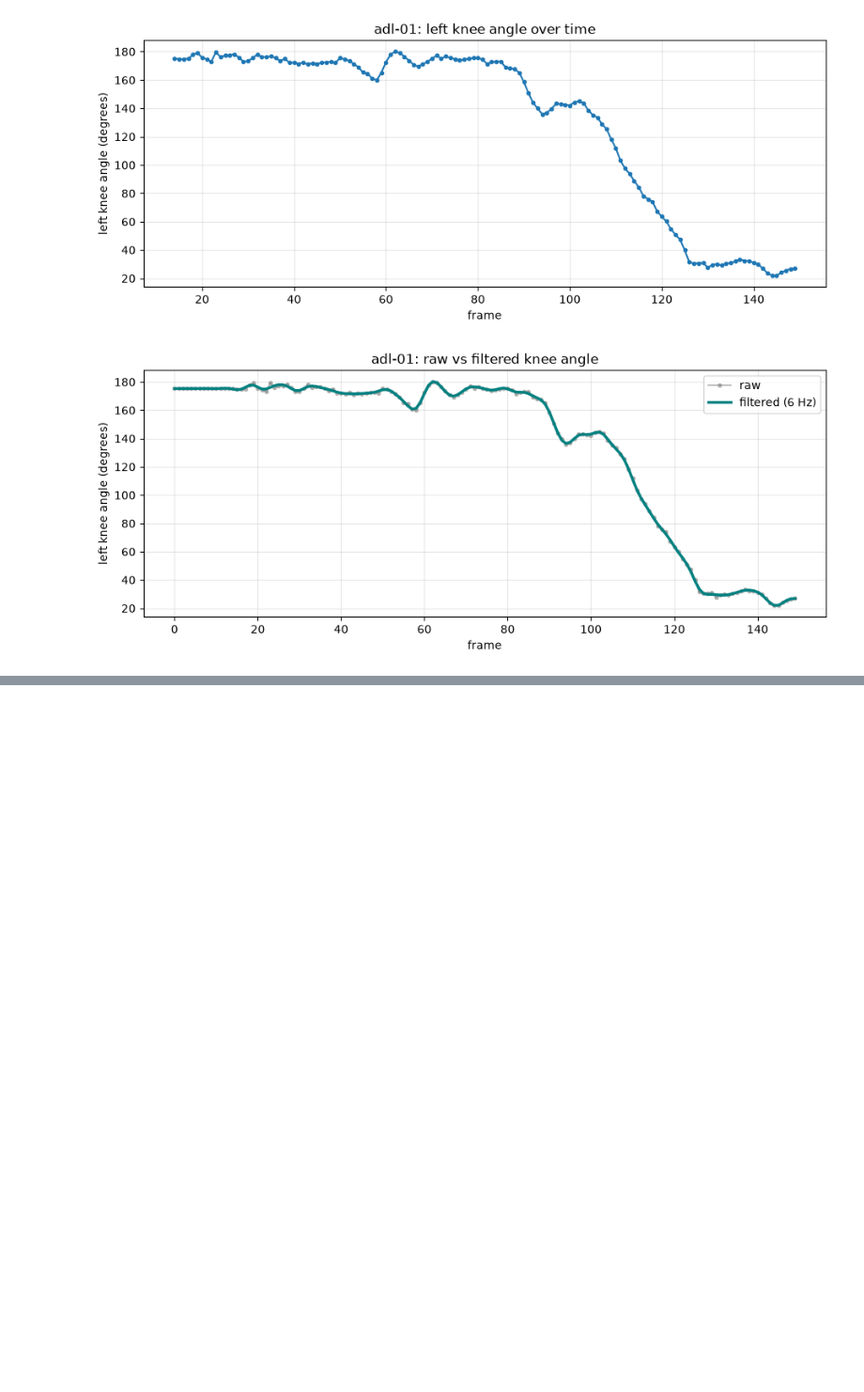
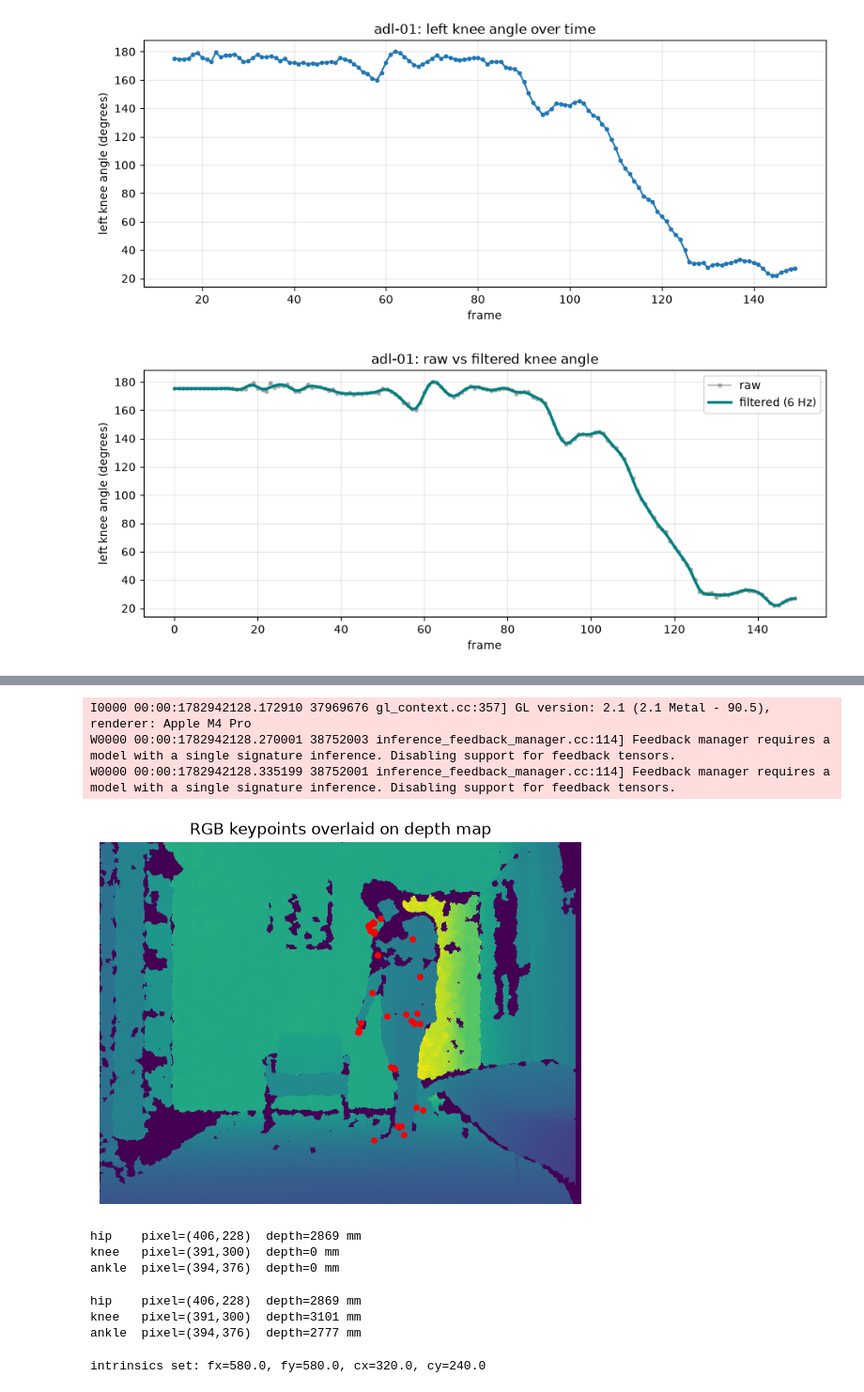
Before and after one commit to aanikart/curis-rq2, a Jupyter notebook: notebooks/week1.ipynb, the cells around one changed output, grey strips where cells are left out. Shown at 94% size. Saved outputs shown, nothing was run; the diff lists cells and outputs as text; code cells hidden in the pictures; blank space fills up the shorter version.

```diff
--- a/notebooks/week1.ipynb
+++ b/notebooks/week1.ipynb
@@ -181,0 +214,75 @@ plt.show()
+# %%
+# --- Alignment check: do the RGB keypoints land on the person in the DEPTH map? ---
+
+H, W = depth_mm.shape # depth image size (rows, cols) = (480, 640)
+
+# Re-detect pose on frame 0's RGB image to get its keypoints
+img0 = cv2.cvtColor(cv2.imread(frame_paths[75]), cv2.COLOR_BGR2RGB)
+with mp_pose.Pose(static_image_mode=True, model_complexity=2) as pose:
+    res0 = pose.process(img0)
+
+lm0 = res0.pose_landmarks.landmark
+
+# Convert normalized (0-1) landmark coords to pixel positions
+xs = [p.x * W for p in lm0]
+ys = [p.y * H for p in lm0]
+
+# Show the depth map with the RGB keypoints drawn on top
+plt.figure(figsize=(7, 5))
+plt.imshow(depth_mm, cmap="viridis")
+plt.scatter(xs, ys, c="red", s=15) # RGB keypoints, in red
+plt.title("RGB keypoints overlaid on depth map")
+plt.axis("off")
+plt.show()
+# %% [output]
+I0000 00:00:1782942128.172910 37969676 gl_context.cc:357] GL version: 2.1 (2.1 Metal - 90.5), renderer: Apple M4 Pro
+W0000 00:00:1782942128.270001 38752003 inference_feedback_manager.cc:114] Feedback manager requires a model with a single signature inference. Disabling support for feedback tensors.
+W0000 00:00:1782942128.335199 38752001 inference_feedback_manager.cc:114] Feedback manager requires a model with a single signature inference. Disabling support for feedback tensors.
+[figure, added]
+# %%
+# --- Read depth at the leg keypoints and check that values make sense ---
+
+for name, idx in [("hip", HIP), ("knee", KNEE), ("ankle", ANKLE)]:
+    u = int(round(lm0[idx].x * W)) # pixel column
+    v = int(round(lm0[idx].y * H)) # pixel row
+    d = depth_mm[v, u] # depth at that pixel (note: [row, col] = [v, u])
+    print(f"{name:5s}  pixel=({u:3d},{v:3d})  depth={d:.0f} mm")
+# %% [output]
+hip    pixel=(406,228)  depth=2869 mm
+knee   pixel=(391,300)  depth=0 mm
+ankle  pixel=(394,376)  depth=0 mm
+# %%
+# --- Robust depth lookup to address the 0-depth holes: sample median of valid pixels in a small patch ---
+
+def depth_at(depth_map, u, v, k=2):
+    """Median depth in a (2k+1)x(2k+1) window around (u,v), ignoring 0s (invalid)."""
+    H, W = depth_map.shape
+    u0, u1 = max(0, u-k), min(W, u+k+1)
+    v0, v1 = max(0, v-k), min(H, v+k+1)
+    patch = depth_map[v0:v1, u0:u1] # small window
+    valid = patch[patch > 0] # drop the no-measurement 0s
+    return np.median(valid) if valid.size else np.nan # NaN if the whole patch is empty
+
+# retest the three joints with the patch method
+for name, idx in [("hip", HIP), ("knee", KNEE), ("ankle", ANKLE)]:
+    u = int(round(lm0[idx].x * W))
+    v = int(round(lm0[idx].y * H))
+    d = depth_at(depth_mm, u, v, k=3) # 7x7 window
+    print(f"{name:5s}  pixel=({u:3d},{v:3d})  depth={d:.0f} mm" if not np.isnan(d)
+          else f"{name:5s}  pixel=({u:3d},{v:3d})  depth=NaN (all invalid)")
+# %% [output]
+hip    pixel=(406,228)  depth=2869 mm
+knee   pixel=(391,300)  depth=3101 mm
+ankle  pixel=(394,376)  depth=2777 mm
+# %%
+# --- Camera intrinsics for the Kinect v1 depth sensor (from Kwolek & Kepski 2014) ---
+# These describe how the lens maps 3D points onto the 640x480 pixel grid.
+
+fx = 580.0 # focal length in pixels (x) — from the paper
+fy = 580.0 # focal length in pixels (y) — same sensor
+cx = 320.0 # optical center x = image width  / 2  (640/2)
+cy = 240.0 # optical center y = image height / 2  (480/2)
+
+print(f"intrinsics set: fx={fx}, fy={fy}, cx={cx}, cy={cy}")
+# %% [output]
+intrinsics set: fx=580.0, fy=580.0, cx=320.0, cy=240.0
```
Also changed, not shown: parts of 5 cells of this notebook.
